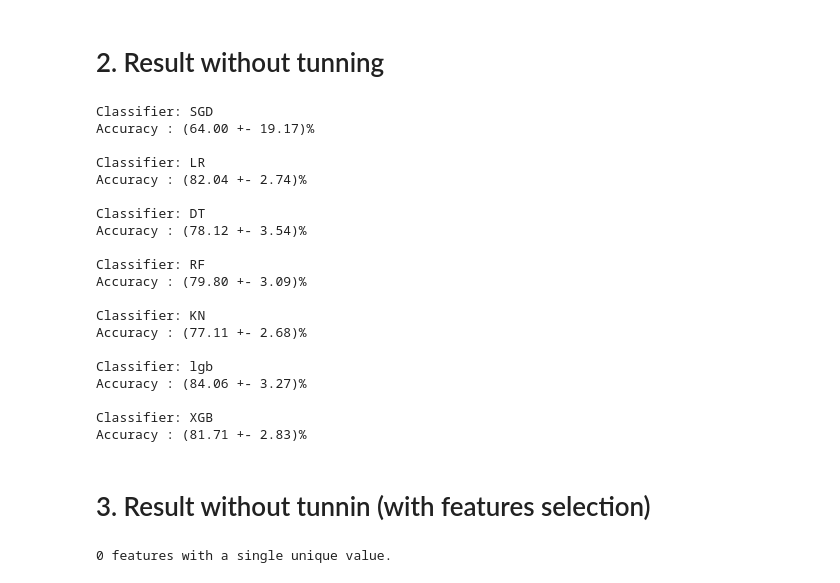
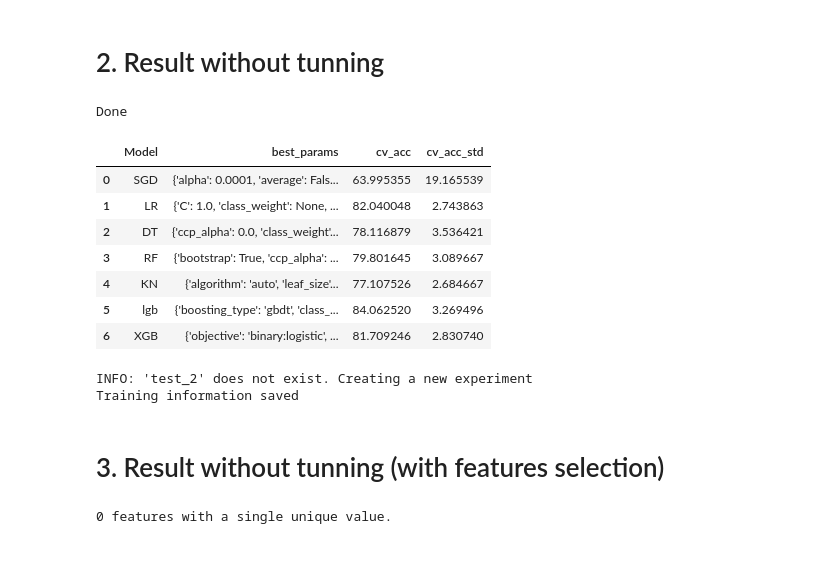
Before and after one commit to leoregino/Titanic, a Jupyter notebook: notebooks/exploration/MV_02_Predictions.ipynb, the cells around one changed output. Cells and saved outputs as stored; diff of their text form; code cells hidden in the pictures; blank space fills up the shorter version.

```diff
--- a/notebooks/exploration/MV_02_Predictions.ipynb
+++ b/notebooks/exploration/MV_02_Predictions.ipynb
@@ -133,48 +143,45 @@ svc = SVC(probability=True, random_state=24)
 lrc = LogisticRegression(random_state=24, n_jobs = -1)
 knc = KNeighborsClassifier(n_jobs = -1)
 
+# Initialize a dictionary to save the results.
+results = pd.DataFrame(columns=['Model','best_params','cv_acc','cv_acc_std'])
+
 # Models
-clfs = {
-        'SGD'     : sgd,
+clfs = {'SGD'     : sgd,
         'LR'      : lrc,
         'DT'      : dtc,
         'RF'      : rfc,
         'KN'      : knc,
         'lgb'     : lgbw,
-        'XGB'     : xgbo,
-        }
+        'XGB'     : xgbo }
 
 for name, model in clfs.items():
 
-    print("Classifier: {}".format(name))
-    results  = cross_val_score(model, X_train_data, Y_train, cv=StratifiedKFold(n_splits=5),  scoring = 'accuracy')
-    print(r"Accuracy : ({:.2f} +- {:.2f})%".format(  results.mean() * 100, results.std() * 100))
+    cv_  = cross_val_score(model, X_train_data, Y_train, cv=StratifiedKFold(n_splits=5),  scoring = 'accuracy')
+    results = utils.bookkeeping_results(results, name, model, cv_)
 
-    #model.fit(X_train_data, Y_train)
-    #score = round(model.score(X_train_data, Y_train) * 100, 2)
-    #print(r"model confidence score :{:.2f}%".format(score))
-    print("")
+print('Done')
 # %% [output]
-Classifier: SGD
-Accuracy : (64.00 +- 19.17)%
-
-Classifier: LR
-Accuracy : (82.04 +- 2.74)%
-
-Classifier: DT
-Accuracy : (78.12 +- 3.54)%
-
-Classifier: RF
-Accuracy : (79.80 +- 3.09)%
-
-Classifier: KN
-Accuracy : (77.11 +- 2.68)%
-
-Classifier: lgb
-Accuracy : (84.06 +- 3.27)%
-
-Classifier: XGB
-Accuracy : (81.71 +- 2.83)%
+Done
+# %%
+# check on results
+results.style.highlight_max(subset='cv_acc', color = 'yellow', axis = 0)
+# %% [output]
+|  | Model | best_params | cv_acc | cv_acc_std |
+| 0 | SGD | {'alpha': 0.0001, 'average': Fals... | 63.995355 | 19.165539 |
+| 1 | LR | {'C': 1.0, 'class_weight': None, ... | 82.040048 | 2.743863 |
+| 2 | DT | {'ccp_alpha': 0.0, 'class_weight'... | 78.116879 | 3.536421 |
+| 3 | RF | {'bootstrap': True, 'ccp_alpha': ... | 79.801645 | 3.089667 |
+| 4 | KN | {'algorithm': 'auto', 'leaf_size'... | 77.107526 | 2.684667 |
+| 5 | lgb | {'boosting_type': 'gbdt', 'class_... | 84.062520 | 3.269496 |
+| 6 | XGB | {'objective': 'binary:logistic', ... | 81.709246 | 2.830740 |
+# %%
+# Save best results in MLFLOW
+name_experiment = 'test_2'
+predict.save_experiment_mlflow(name_experiment, results, top_3 = True, end_run = False)
+# %% [output]
+INFO: 'test_2' does not exist. Creating a new experiment
+Training information saved
 # %%
 # Make predictions of a specific model
 model_name = 'lgb'
@@ -185,7 +192,7 @@ submission.to_csv('submission_{}.csv'.format(model_name), index=False)
 # %%
 #pip list
 # %% [markdown]
-# 3. Result without tunnin (with features selection)
+# 3. Result without tunning (with features selection)
 # %%
 from src.features.feature_selector import FeatureSelector
 
```
Also changed, not shown: parts of 15 cells of this notebook, 46 other files.
